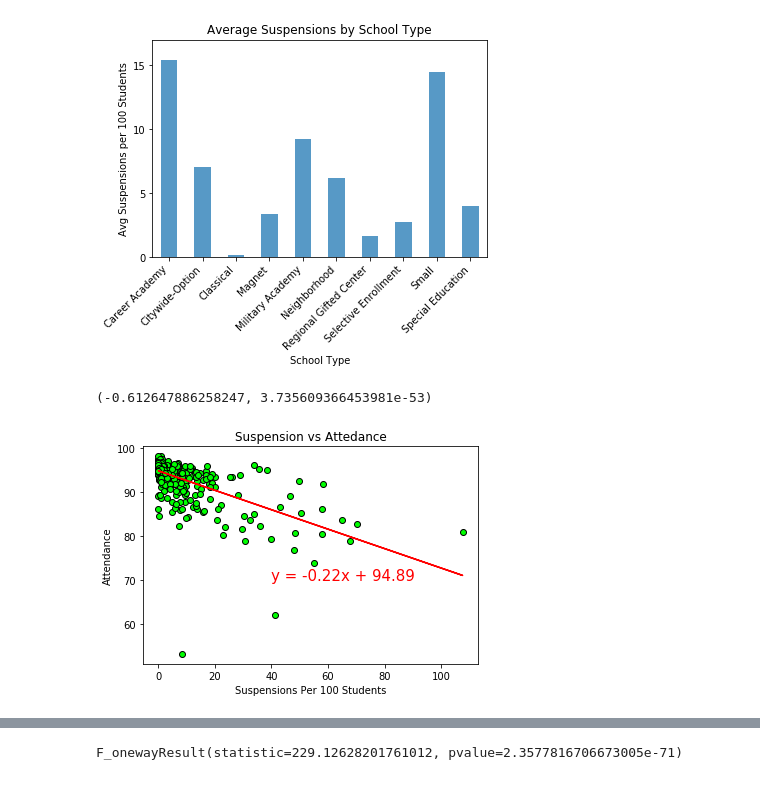
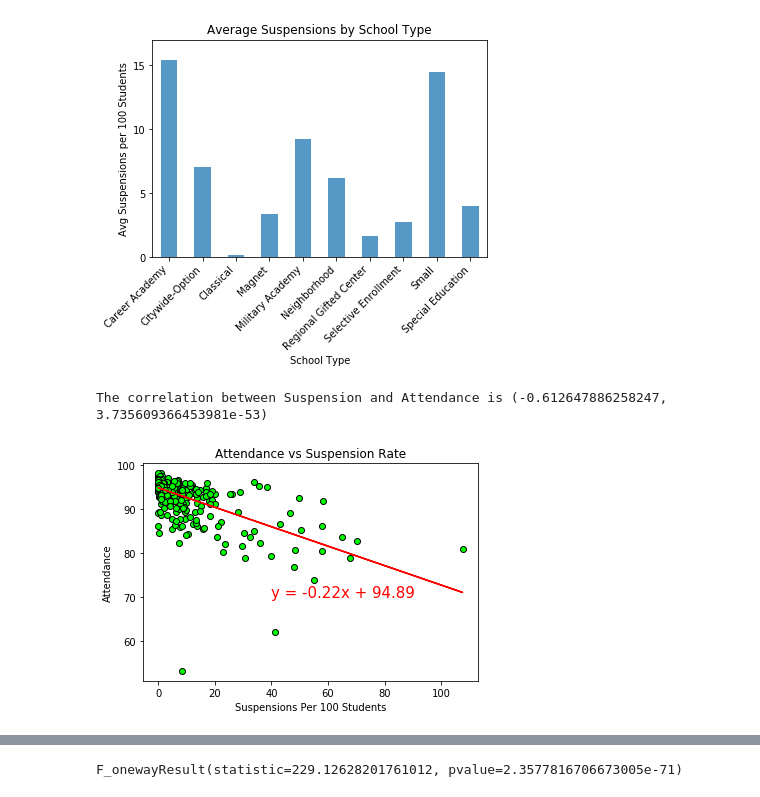
Before and after one commit to sjricketts/cps_success, a Jupyter notebook: cleaning_code.ipynb, the cells around one changed output, grey strips where cells are left out. Cells and saved outputs as stored; diff of their text form; code cells hidden in the pictures.

```diff
--- a/cleaning_code.ipynb
+++ b/cleaning_code.ipynb
@@ -284,21 +284,22 @@ plt.ylim(0,17);
 # %%
 #regression suspensions on attendance
 x_values = df_indexed["Suspensions_Per_100_Students_Year_1_Pct"]
 y_values = df_indexed["Student_Attendance_Year_1_Pct"]
 correlation=st.pearsonr(x_values, y_values)
-print(correlation)
+print(f"The correlation between Suspension and Attendance is {correlation}")
 (slope, intercept, rvalue, pvalue, stdder)=st.linregress(x_values, y_values)
 regress_values=x_values * slope + intercept
 plt.xlabel("Suspensions Per 100 Students")
 plt.ylabel("Attendance")
-plt.title("Suspension vs Attedance")
+plt.title("Attendance vs Suspension Rate")
 line_eq = "y = " +str(round(slope,2)) + "x + " + str(round(intercept, 2))
 plt.scatter(x_values, y_values, facecolors="lime", edgecolors="black")
 plt.plot(x_values, regress_values, "r-")
 plt.annotate(line_eq,(40,70),fontsize=15,color="red");
+plt.savefig("Suspension_vs_Attendance.png")
 # %% [output]
-(-0.612647886258247, 3.735609366453981e-53)
+The correlation between Suspension and Attendance is (-0.612647886258247, 3.735609366453981e-53)
-[figure, old version]
+[figure, new version]
 # %%
 #regression teacher attendance on student attendance
 x_values = df_indexed["Teacher_Attendance_Year_1_Pct"]
```
Also changed, not shown: parts of 2 cells of this notebook, 3 other files.
